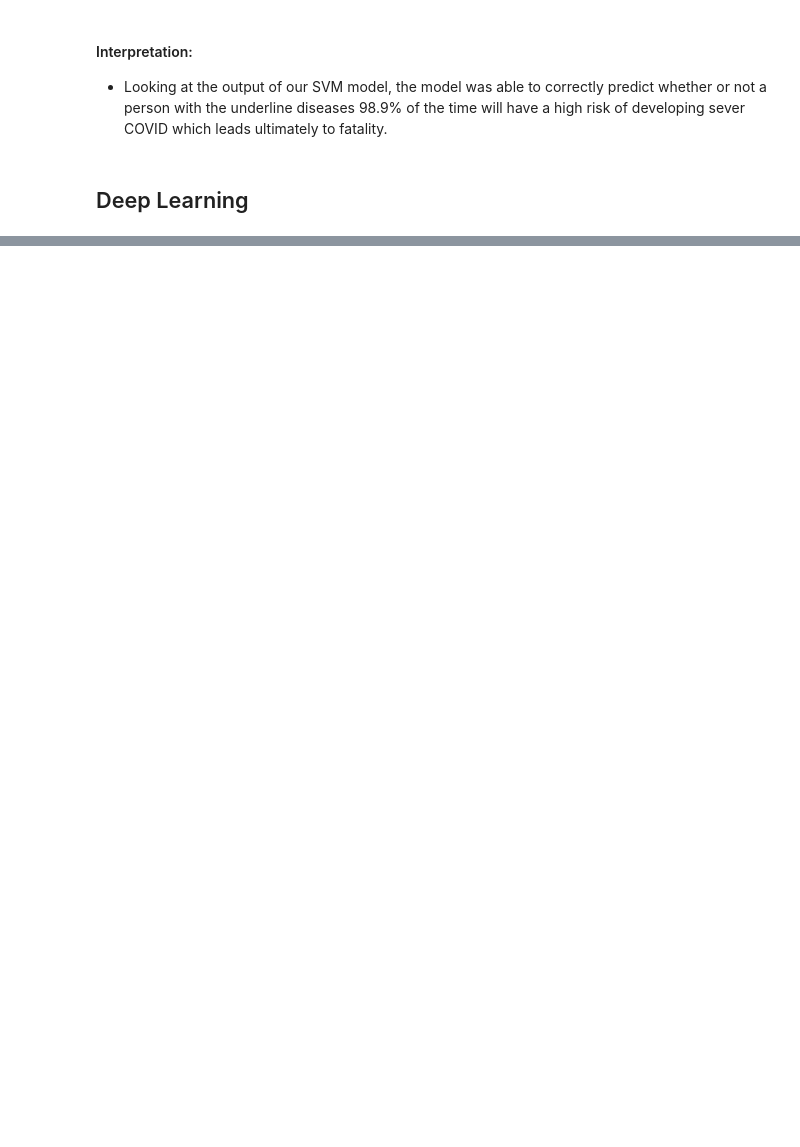
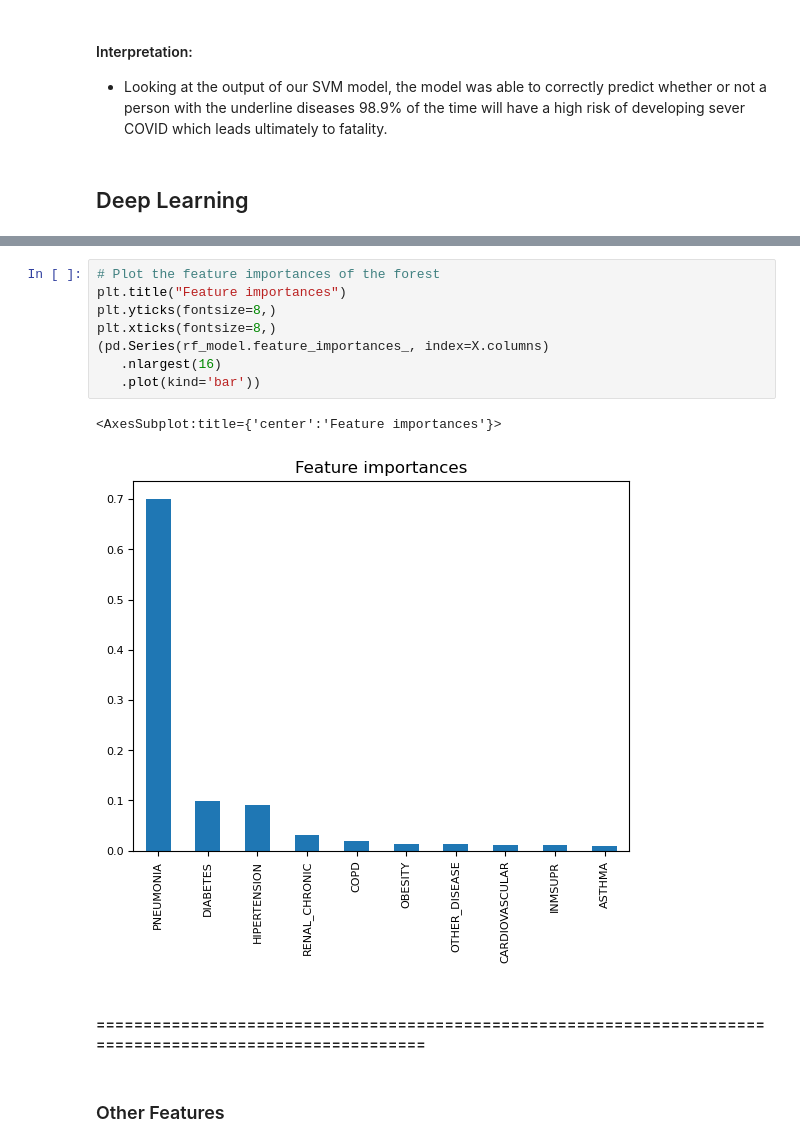
Before and after one commit to rvroomiii/group_hub, a Jupyter notebook: data_analysis/COVID_data_analysis.ipynb, the cells around one changed output, grey strips where cells are left out. Drawn from its saved outputs; the diff is of its cells as text; blank space fills up the shorter version.

```diff
--- a/data_analysis/COVID_data_analysis.ipynb
+++ b/data_analysis/COVID_data_analysis.ipynb
@@ -239,0 +373,15 @@ print(f"Loss: {model_loss}, Accuracy: {model_accuracy}")
+# %%
+# Plot the feature importances of the forest
+plt.title("Feature importances")
+plt.yticks(fontsize=8,)
+plt.xticks(fontsize=8,)
+(pd.Series(rf_model.feature_importances_, index=X.columns)
+   .nlargest(16)
+   .plot(kind='bar'))
+# %% [output]
+<AxesSubplot:title={'center':'Feature importances'}>
+[figure, added]
+# %% [markdown]
+#### ==========================================================================================================
+# %% [markdown]
+### Other Features
```
Also changed, not shown: parts of 41 cells of this notebook.
